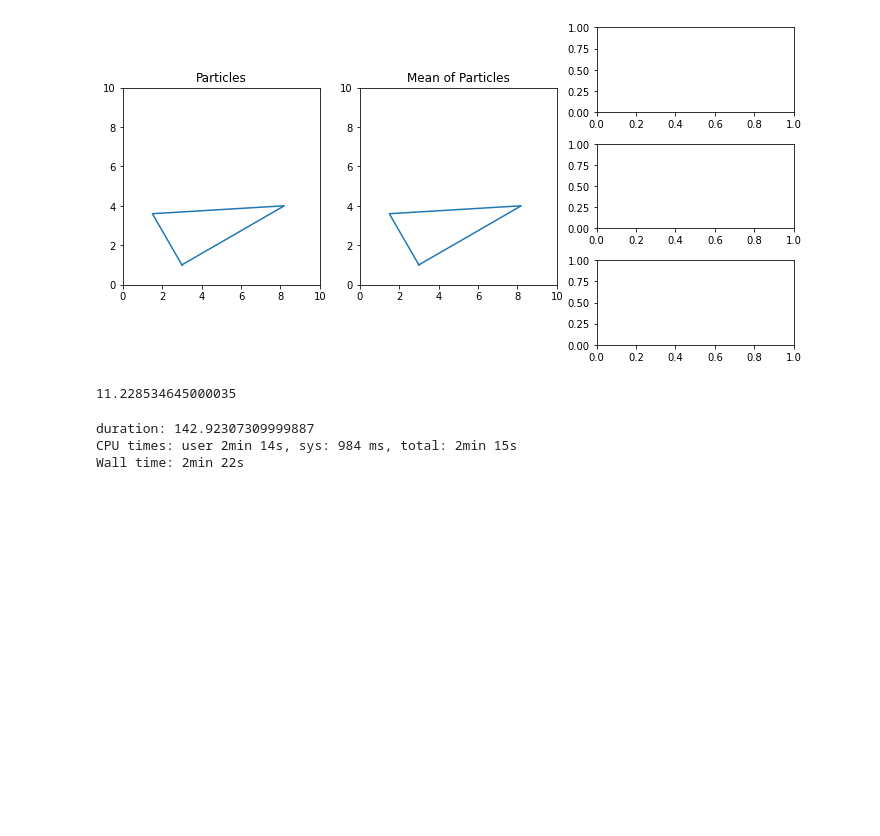
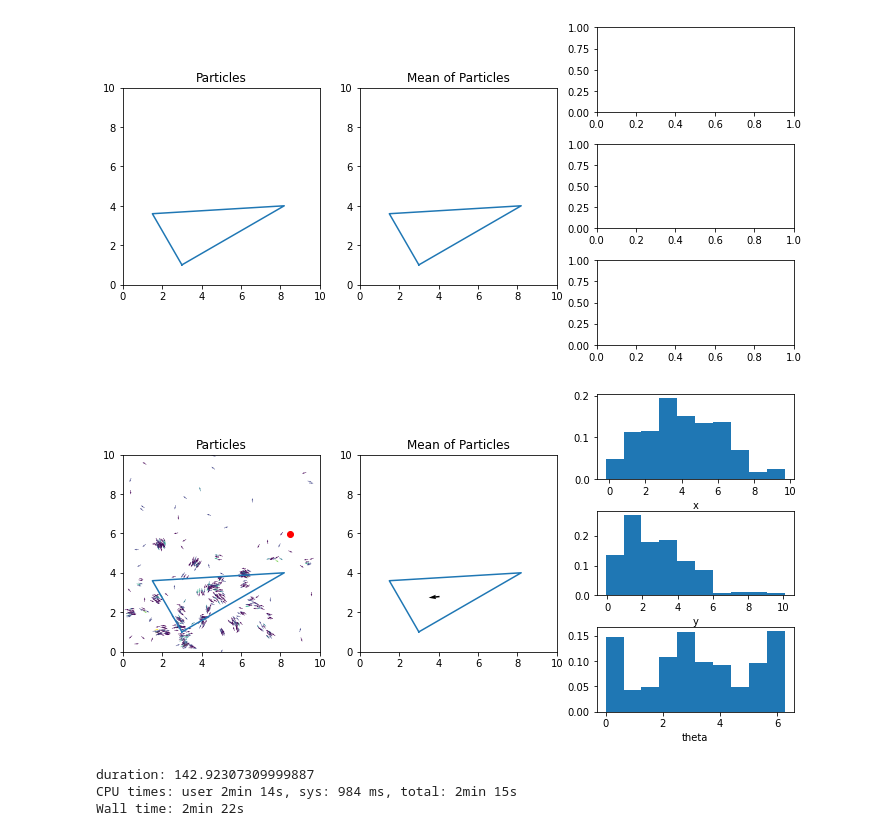
Before and after one commit to playertr/SDM_project, a Jupyter notebook: particle_filter_example.ipynb, the cells around one changed output. Cells and saved outputs as stored; diff of their text form; code cells hidden in the pictures; blank space fills up the shorter version.

```diff
--- a/particle_filter_example.ipynb
+++ b/particle_filter_example.ipynb
@@ -22,7 +22,7 @@ map_size = 10, 10
 num_particles = 1000
 
 # Experiment
-lookahead_depth = 2
+lookahead_depth = 0 ########################################################################## important shit right here
 discount = 0.9
 
 action_controller = ActionController(
@@ -63,46 +63,47 @@ ax2.set_title('Mean of Particles')
 fig.tight_layout()
 # %% [output]
 [figure]
-# %%
-(time.perf_counter() - start_time)/60
-# %% [output]
-11.228534645000035
 # %%
-%%capture cap
 %%time
+# %%capture cap
 
 # Run
 iteration = 0
 start_time = time.perf_counter()
 while not action_controller.converged:
     iteration += 1
+    if iteration % 10 == 0: print(f"iteration {iteration}")
     action_controller.tick()
 
     # Visuals
 
     s = ax1.scatter(*action_controller.previous_action, c='r')
     q = action_controller.particle_filter.draw_particles(ax1)
     ax3.clear(); ax4.clear(); ax5.clear();
     h1, h2, h3 = action_controller.particle_filter.draw_histogram(ax3, ax4, ax5)
 
     x,y,t = action_controller.particle_filter.get_state() # access estimated state
     q2 = ax2.quiver(x, y, np.cos(t), np.sin(t), label='Estimate')
     display.display(fig)
     display.clear_output(wait=True)
 
-    fig.savefig(f"SDM sim - 3.6.2021 - lookahead_depth={lookahead_depth}, iteration={iteration}.png", format='png')
+    fig.savefig(f"SDM sim - 3.6.2021 - lookahead_depth={lookahead_depth}/iteration={iteration}.png", format='png')
 
     s.remove()
     q.remove()
     q2.remove()
 
     if iteration == 1:
-        break
+        pass
+#         break
 
 end_time = time.perf_counter()
 duration = end_time - start_time
 
-print(f"duration: {duration}")
+np.save(f"SDM sim entropies - 3.6.2021 - lookahead_depth={lookahead_depth}, duration={duration:.2f} sec.npy", np.array(action_controller.entropies))
+np.save(f"SDM sim costs - 3.6.2021 - lookahead_depth={lookahead_depth}, duration={duration:.2f} sec.npy", np.array(action_controller.costs))
+# %% [output]
+[figure, added]
 # %%
 cap.show()
 # %% [output]
```
Also changed, not shown: parts of 1 cell of this notebook.
